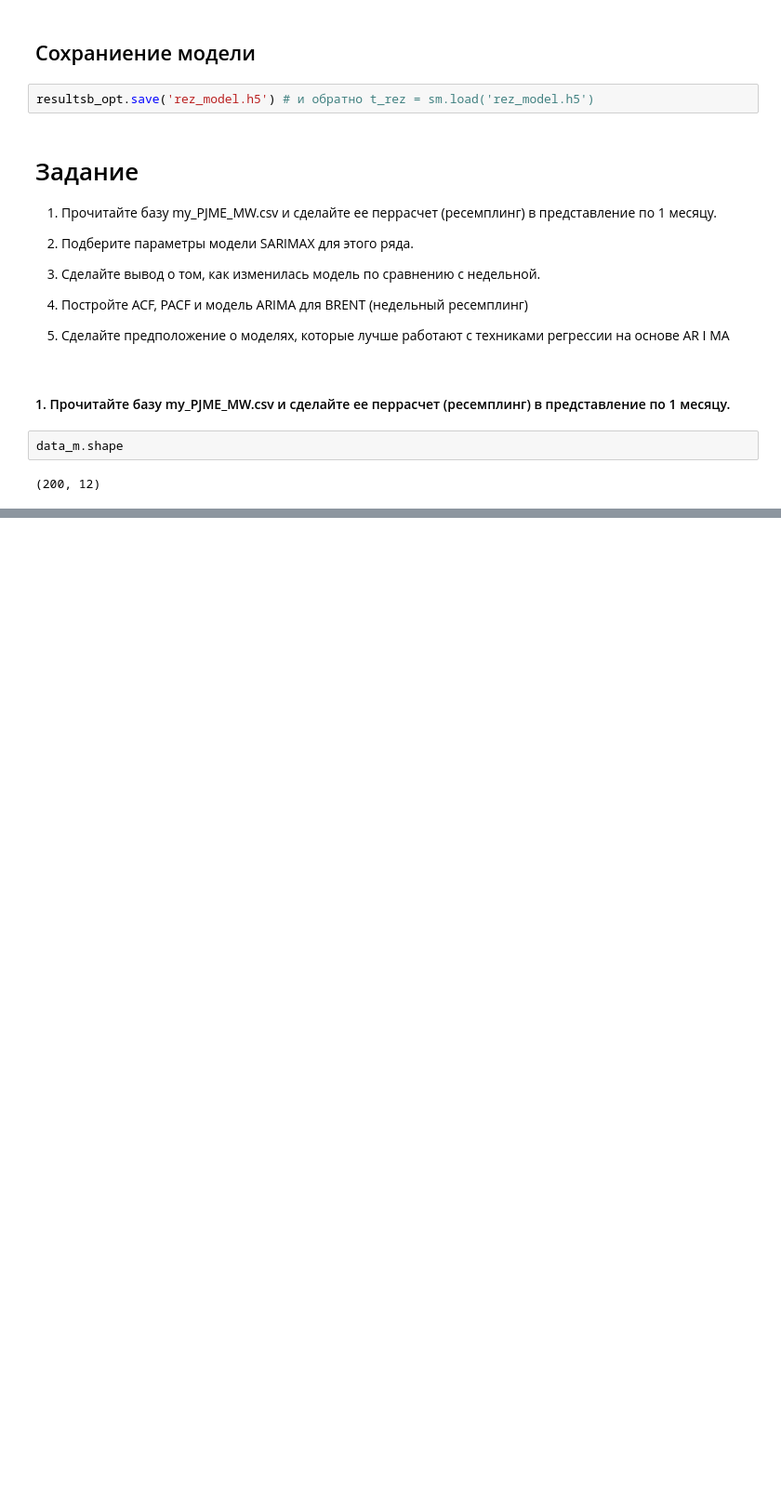
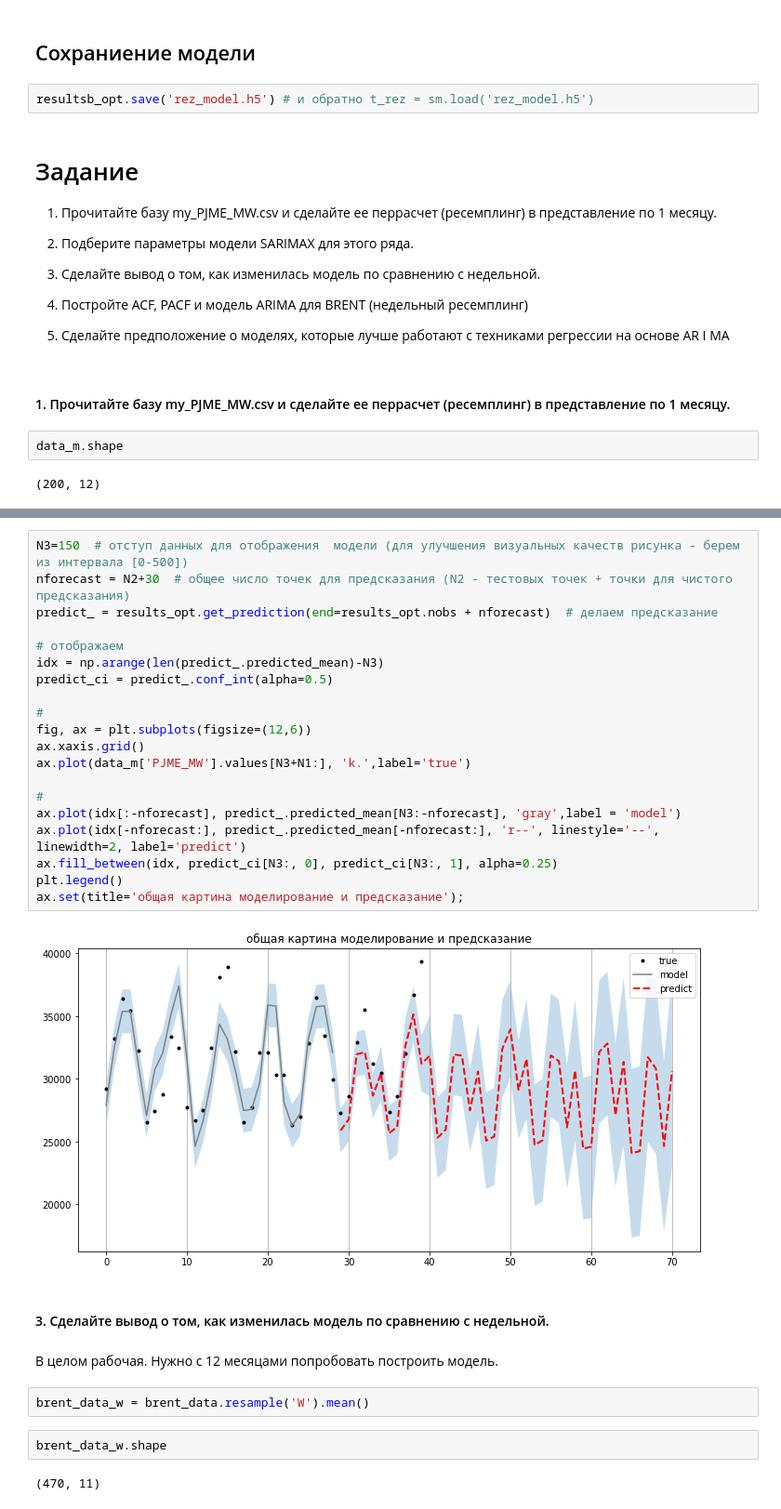
Before and after one commit to pugachdv/Geekbrains, a Jupyter notebook: Машинное обучение в бизнесе_20200513/homework_3.ipynb, the cells around one changed output, grey strips where cells are left out. Shown at 93% size. Saved outputs shown, nothing was run; the diff lists cells and outputs as text; blank space fills up the shorter version.

```diff
--- a/Машинное обучение в бизнесе_20200513/homework_3.ipynb
+++ b/Машинное обучение в бизнесе_20200513/homework_3.ipynb
@@ -674,0 +721,32 @@ plt.show()
+# %%
+N3=150  # отступ данных для отображения  модели (для улучшения визуальных качеств рисунка - берем из интервала [0-500])
+nforecast = N2+30  # общее число точек для предсказания (N2 - тестовых точек + точки для чистого предсказания)
+predict_ = results_opt.get_prediction(end=results_opt.nobs + nforecast)  # делаем предсказание
+
+# отображаем
+idx = np.arange(len(predict_.predicted_mean)-N3)
+predict_ci = predict_.conf_int(alpha=0.5)
+
+#
+fig, ax = plt.subplots(figsize=(12,6))
+ax.xaxis.grid()
+ax.plot(data_m['PJME_MW'].values[N3+N1:], 'k.',label='true')
+
+#
+ax.plot(idx[:-nforecast], predict_.predicted_mean[N3:-nforecast], 'gray',label = 'model')
+ax.plot(idx[-nforecast:], predict_.predicted_mean[-nforecast:], 'r--', linestyle='--', linewidth=2, label='predict')
+ax.fill_between(idx, predict_ci[N3:, 0], predict_ci[N3:, 1], alpha=0.25)
+plt.legend()
+ax.set(title='общая картина моделирование и предсказание');
+# %% [output]
+[figure, added]
+# %% [markdown]
+#### 3. Сделайте вывод о том, как изменилась модель по сравнению с недельной.
+# %% [markdown]
+В целом рабочая. Нужно с 12 месяцами попробовать построить модель.
+# %%
+brent_data_w = brent_data.resample('W').mean()
+# %%
+brent_data_w.shape
+# %% [output]
+(470, 11)
```
Also changed, not shown: parts of 23 cells of this notebook.
